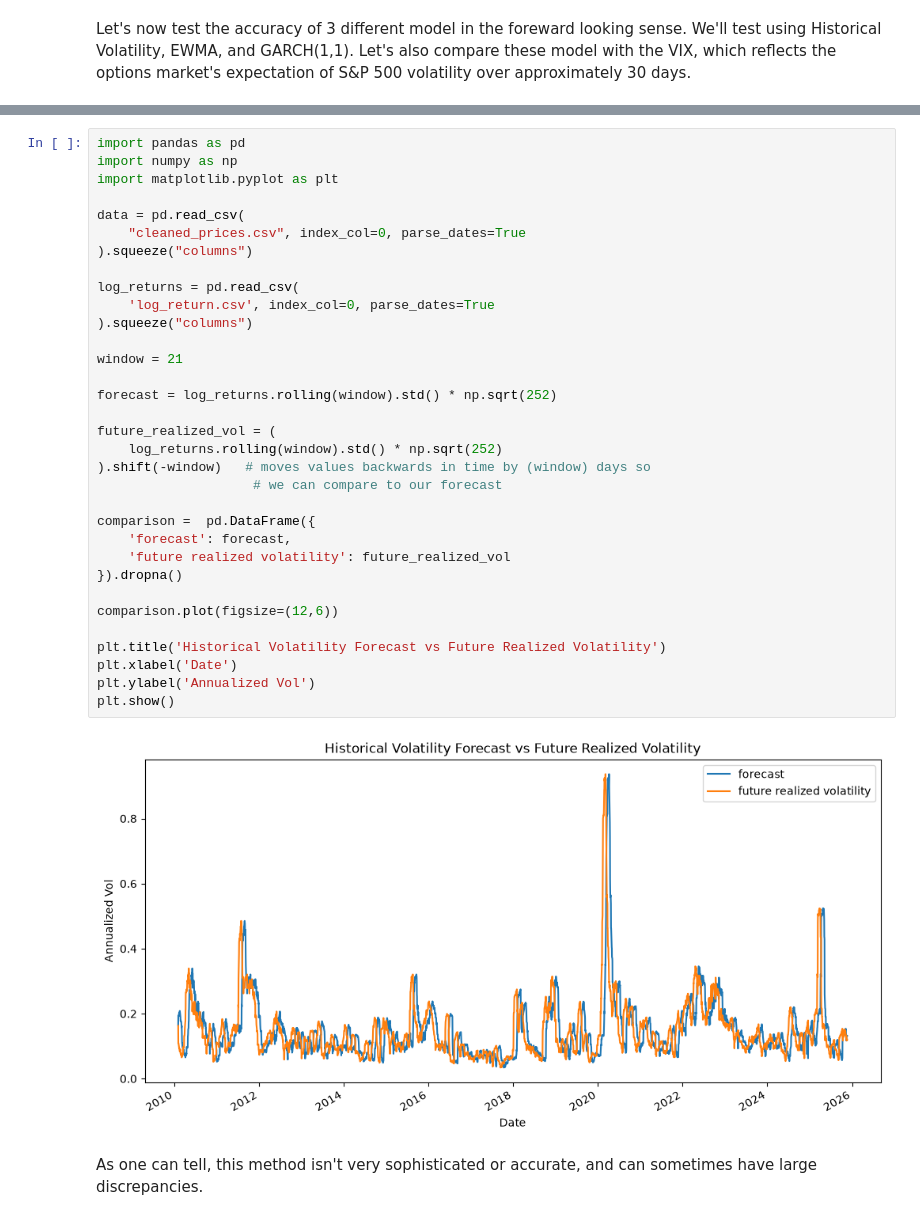
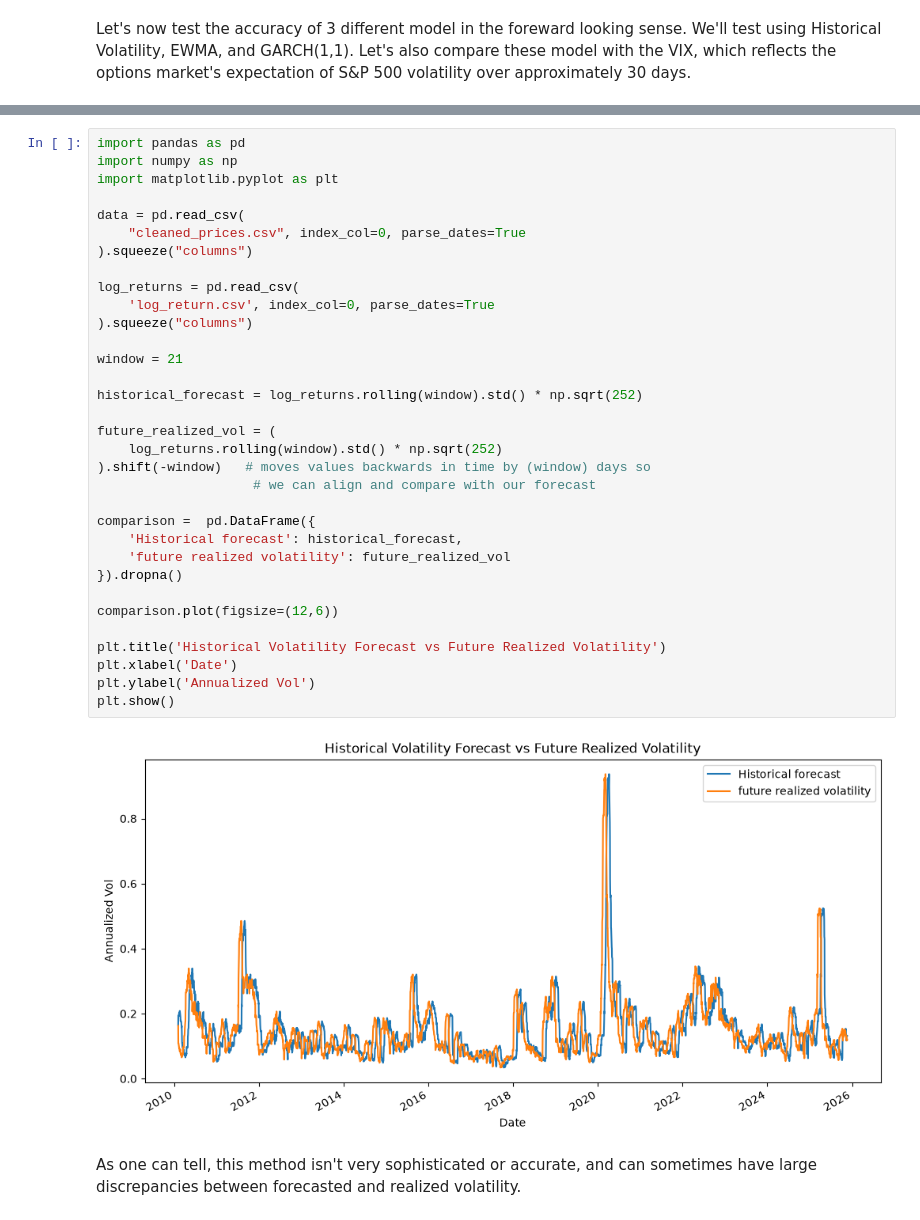
Before and after one commit to giroux-jack/Volatility-Forecasting, a Jupyter notebook: volatility_models.ipynb, the cells around one changed output, grey strips where cells are left out. Saved outputs shown, nothing was run; the diff lists cells and outputs as text.

```diff
--- a/volatility_models.ipynb
+++ b/volatility_models.ipynb
@@ -14,37 +16,37 @@ To use historical volatility as a forecast, we use the historical volatility tod
 import pandas as pd
 import numpy as np
 import matplotlib.pyplot as plt
 
 data = pd.read_csv(
     "cleaned_prices.csv", index_col=0, parse_dates=True
 ).squeeze("columns")
 
 log_returns = pd.read_csv(
     'log_return.csv', index_col=0, parse_dates=True
 ).squeeze("columns")
 
 window = 21
 
-forecast = log_returns.rolling(window).std() * np.sqrt(252)
+historical_forecast = log_returns.rolling(window).std() * np.sqrt(252)
 
 future_realized_vol = (
     log_returns.rolling(window).std() * np.sqrt(252)
 ).shift(-window)   # moves values backwards in time by (window) days so
-                    # we can compare to our forecast
+                    # we can align and compare with our forecast
 
 comparison =  pd.DataFrame({
-    'forecast': forecast,
+    'Historical forecast': historical_forecast,
     'future realized volatility': future_realized_vol
 }).dropna()
 
 comparison.plot(figsize=(12,6))
 
 plt.title('Historical Volatility Forecast vs Future Realized Volatility')
 plt.xlabel('Date')
 plt.ylabel('Annualized Vol')
 plt.show()
 # %% [output]
-[figure, old version]
+[figure, new version]
 # %% [markdown]
-As one can tell, this method isn't very sophisticated or accurate, and can sometimes have large discrepancies.
+As one can tell, this method isn't very sophisticated or accurate, and can sometimes have large discrepancies between forecasted and realized volatility.
 # %% [markdown]
```
Also changed, not shown: parts of 9 cells of this notebook.
